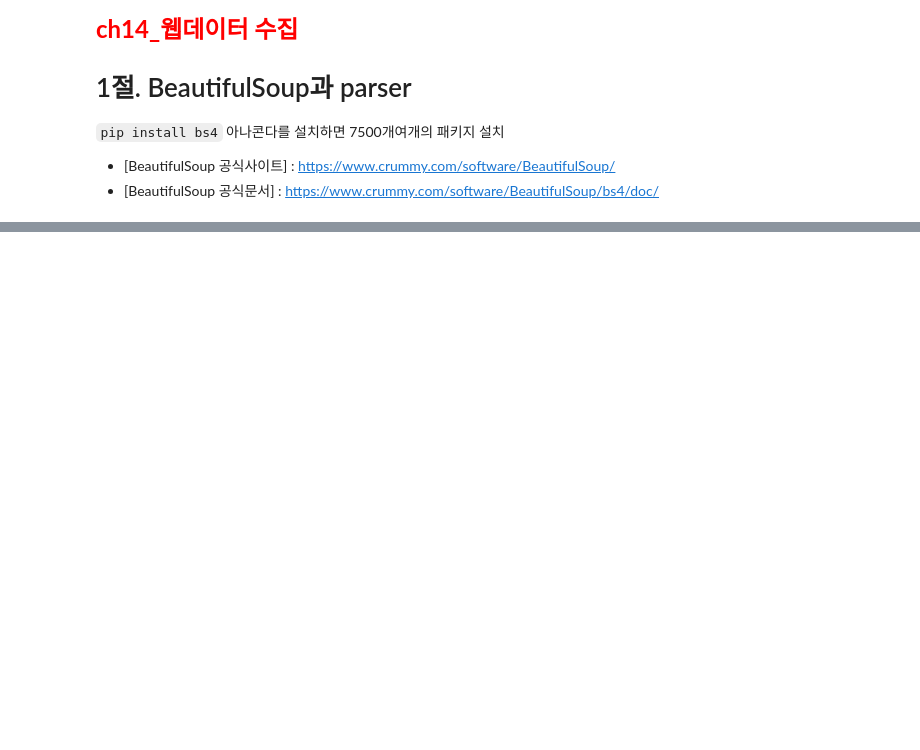
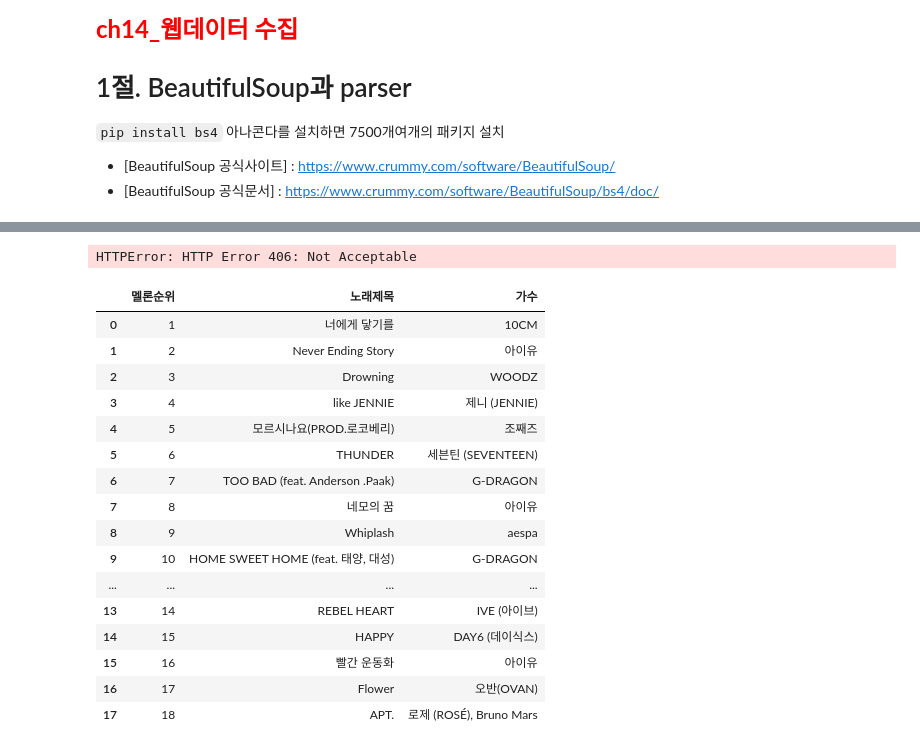
Before and after one commit to hzj04473/ai_x, a Jupyter notebook: source/01_python/ch14_웹데이터수집1_정적_공공api.ipynb, the cells around one changed output, grey strips where cells are left out. Saved outputs shown, nothing was run; the diff lists cells and outputs as text; code cells hidden in the pictures; blank space fills up the shorter version.

```diff
--- a/source/01_python/ch14_웹데이터수집1_정적_공공api.ipynb
+++ b/source/01_python/ch14_웹데이터수집1_정적_공공api.ipynb
@@ -26,0 +255,7 @@ table.dataframe{font-size:12px;}
+# %%
+status = soup.select('div.head_info > span.blind')
+
+[t.text for t in title]
+[p.text for p in price]
+unit
+[s.text for s in status]
@@ -26,0 +268,3 @@ table.dataframe{font-size:12px;}
+# %%
+for idx in range(len(title)):
+    print("{}.{} : {}{} - {}".format(idx+1, title[idx].text, price[idx].text, unit[idx], status[idx].text ))
@@ -26,0 +284,4 @@ table.dataframe{font-size:12px;}
+# %%
+# zip 함수 이용
+for t, p, u, s in zip(title, price, unit, status) :
+    print("{}: {}{} - {}".format(t.text, p.text, u, s.text))
@@ -26,0 +301,3 @@ table.dataframe{font-size:12px;}
+# %%
+for idx, (t, p, u, s) in enumerate(zip(title, price, unit, status)) :
+    print("{}. {}: {}{} - {}".format(idx+1,t.text, p.text, u, s.text))
@@ -26,0 +766,9 @@ table.dataframe{font-size:12px;}
+# %%
+# 방법2
+from urllib.request import urlopen
+url = "https://www.melon.com/chart/index.htm"
+
+melon_page = urlopen(url) # 에러남
+melon_page
+# %% [output]
+HTTPError: HTTP Error 406: Not Acceptable
@@ -26,0 +798,44 @@ table.dataframe{font-size:12px;}
+# %%
+# 멜론 순위  노래제목,       가수
+# 1위        너에게 달기를   10cm
+
+title = soup.select('table div.ellipsis > span:nth-child(1) > a')
+
+# [t.text.strip() for t in title]
+
+writer = soup.select('table div.ellipsis > span.checkEllipsis')
+# [w.text for w in write]
+
+
+result = []
+
+# for idx, t in enumerate(title):
+#     print(f'{idx}')
+#     result.append({'멜론순위': idx+1,"노래제목":title[idx].text, "가수":writer[idx].text})
+# #     time.sleep(1)
+
+for idx, (t, w) in enumerate(zip(title, writer)):
+    result.append({
+        '멜론순위':idx+1, "노래제목":t.text, "가수":w.text
+    })
+# result
+melongData = pd.DataFrame(result)
+melongData.head(18)
+# %% [output]
+|  | 멜론순위 | 노래제목 | 가수 |
+| 0 | 1 | 너에게 닿기를 | 10CM |
+| 1 | 2 | Never Ending Story | 아이유 |
+| 2 | 3 | Drowning | WOODZ |
+| 3 | 4 | like JENNIE | 제니 (JENNIE) |
+| 4 | 5 | 모르시나요(PROD.로코베리) | 조째즈 |
+| 5 | 6 | THUNDER | 세븐틴 (SEVENTEEN) |
+| 6 | 7 | TOO BAD (feat. Anderson .Paak) | G-DRAGON |
+| 7 | 8 | 네모의 꿈 | 아이유 |
+| 8 | 9 | Whiplash | aespa |
+| 9 | 10 | HOME SWEET HOME (feat. 태양, 대성) | G-DRAGON |
+| ... | ... | ... | ... |
+| 13 | 14 | REBEL HEART | IVE (아이브) |
+| 14 | 15 | HAPPY | DAY6 (데이식스) |
+| 15 | 16 | 빨간 운동화 | 아이유 |
+| 16 | 17 | Flower | 오반(OVAN) |
+| 17 | 18 | APT. | 로제 (ROSÉ), Bruno Mars |
```
Also changed, not shown: parts of 51 cells of this notebook, 4 other files.
